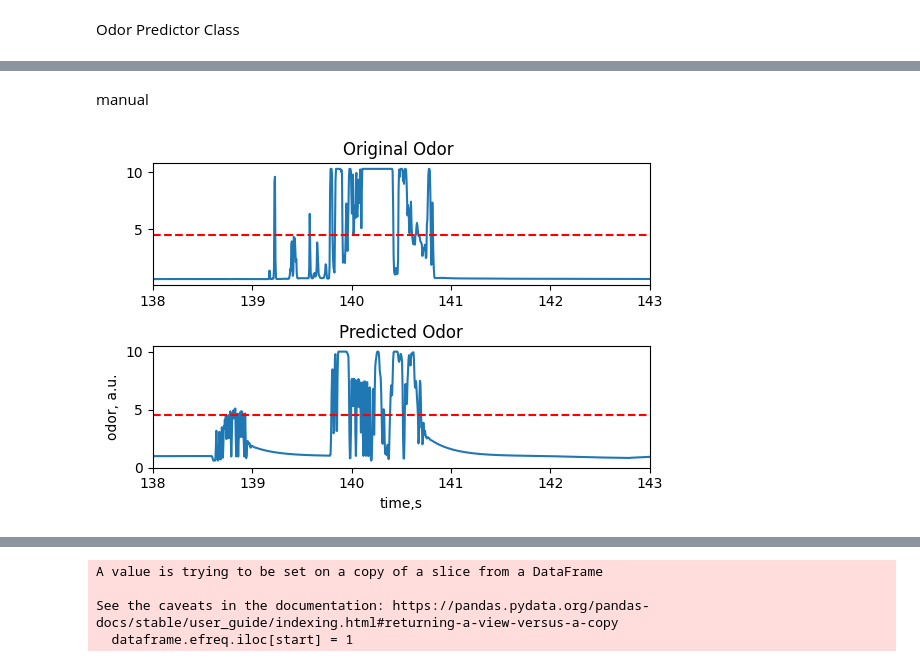
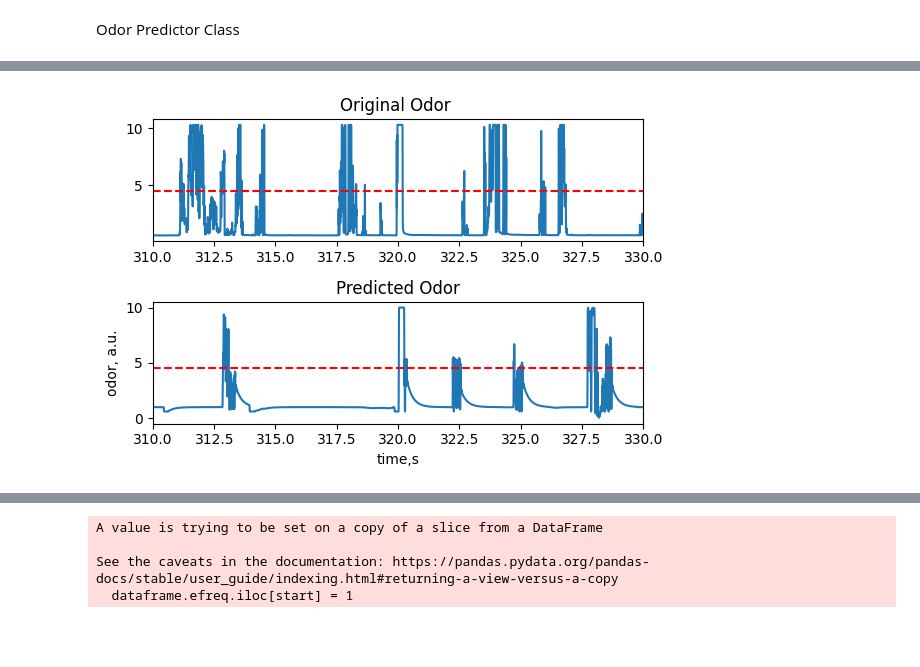
Before and after one commit to arunavanag591/COSMOS, a Jupyter notebook: mapping_hws.ipynb, the cells around one changed output, grey strips where cells are left out. Drawn from its saved outputs; the diff is of its cells as text; code cells hidden in the pictures; blank space fills up the shorter version.

```diff
--- a/mapping_hws.ipynb
+++ b/mapping_hws.ipynb
@@ -292,47 +426,6 @@ nowhiff_wsd = fdf_nowhiff.wsd_nowhiff.values
 
 distances = cdist(test_locations, whiff_locations)
 distances_nowhiff = cdist(test_locations,nowhiff_locations )
-
-## 1D
-distance_bins_intermittency_1d = np.arange(0, 60, 15)  # For example, 0 to 60 in steps of 5
-
-bin_data_dict_1d = {}
-
-for i in range(len(distance_bins_intermittency_1d)-1):
-    start_dist, end_dist = distance_bins_intermittency_1d[i], distance_bins_intermittency_1d[i+1]
-
-    bin_data = fdf[
-        (fdf['avg_distance_along_streakline'] >= start_dist) &
-        (fdf['avg_distance_along_streakline'] < end_dist)
-    ]['odor_intermittency'].dropna().values
-
-    bin_data_dict_1d[(start_dist, end_dist)] = bin_data
-
-low_threshold = 0.05
-history_length = 7
-recent_intermittencies = np.random.choice(whiff_intermittency,5)  # Example recent history
-
-def generate_intermittency_1d_temporal(distance, default=0.05):
-    # Compute low frequency from recent history
-    last_values = np.array(recent_intermittencies[-history_length:])
-    low_frequency = np.mean(last_values < low_threshold)
-
-    for (sd, ed), values in bin_data_dict_1d.items():
-        if sd <= distance < ed:
-            if len(values) > 0:
-                if low_frequency > 0.5:
-                    # If recently low, bias towards lower half
-                    median_val = np.median(values)
-                    subset = values[values < median_val]
-                    if len(subset) > 0:
-                        intermittency = np.random.choice(subset)
-                    else:
-                        intermittency = np.random.choice(values)
-                else:
-                    # Normal sampling
-                    intermittency = np.random.choice(values)
-                return np.clip(intermittency,  np.min(intermittency), np.max(intermittency))
-    return default
 # %% [output]
 A value is trying to be set on a copy of a slice from a DataFrame.
 Try using .loc[row_indexer,col_indexer] = value instead
@@ -746,2 +1262,0 @@ See the caveats in the documentation: https://pandas.pydata.org/pandas-docs/stab
-# %% [markdown]
-manual
@@ -920,21 +1272,21 @@ new_test_df2.reset_index(inplace=True, drop=True)
 # %%
 f,(ax1,ax2)= plt.subplots(2,1,figsize=(6,4))
 ax1.plot(df_test.time, df_test.odor, label='original')
 ax2.plot(df_test.time, df_test.predicted_odor, label='predicted')
 ax1.axhline(4.5, color = 'r', linestyle = '--')
 ax2.axhline(4.5, color = 'r', linestyle = '--')
-limit = (138,143)
+limit = (310,330)
 ax1.set_xlim(limit)
 ax2.set_xlim(limit)
 
 # ax2.set_ylim(0,11)
 ax2.set_ylabel('odor, a.u.')
 ax2.set_xlabel('time,s')
 ax1.set_title('Original Odor ')
 ax2.set_title('Predicted Odor')
 f.tight_layout()
 # %% [output]
-[figure, old version]
+[figure, new version]
 # %%
 # df_test.loc[(df_test['time'] >= 120) & (df_test['time'] <= 122), 'odor'].mean()
 # %%
```
Also changed, not shown: parts of 19 cells of this notebook, 2 other files.
